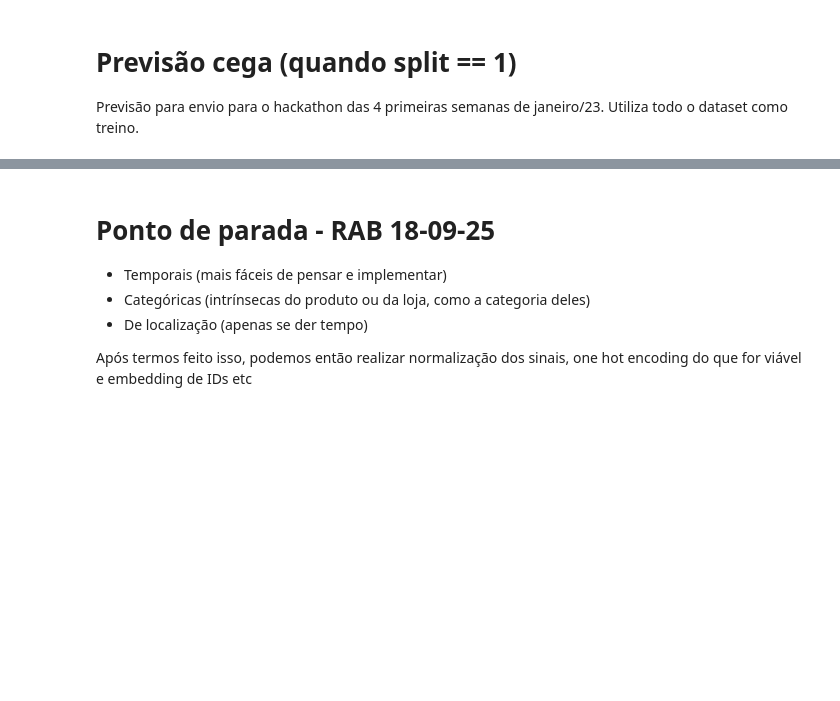
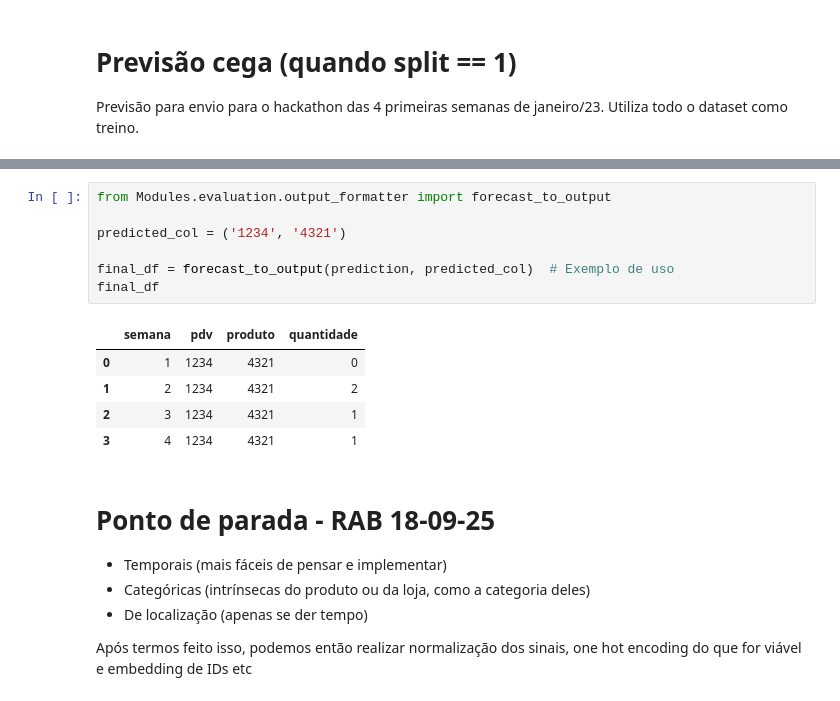
Before and after one commit to jvfd3/hackathon-big_data_tech, a Jupyter notebook: Files/Code/Testing_RAB_Real_Data.ipynb, the cells around one changed output, grey strips where cells are left out. Saved outputs shown, nothing was run; the diff lists cells and outputs as text; blank space fills up the shorter version.

```diff
--- a/Files/Code/Testing_RAB_Real_Data.ipynb
+++ b/Files/Code/Testing_RAB_Real_Data.ipynb
@@ -323,3 +363,16 @@ tensor([ 0.0024,  0.0092, -0.0012, -0.0016,  0.0014, -0.0021, -0.0004, -0.0025,
+# %%
+from Modules.evaluation.output_formatter import forecast_to_output
+
+predicted_col = ('1234', '4321')
+
+final_df = forecast_to_output(prediction, predicted_col)  # Exemplo de uso
+final_df
+# %% [output]
+|  | semana | pdv | produto | quantidade |
+| 0 | 1 | 1234 | 4321 | 0 |
+| 1 | 2 | 1234 | 4321 | 2 |
+| 2 | 3 | 1234 | 4321 | 1 |
+| 3 | 4 | 1234 | 4321 | 1 |
 # %% [markdown]
 # Ponto de parada - RAB 18-09-25
 - Temporais (mais fáceis de pensar e implementar)
```
Also changed, not shown: parts of 8 cells of this notebook, 1 other file.
